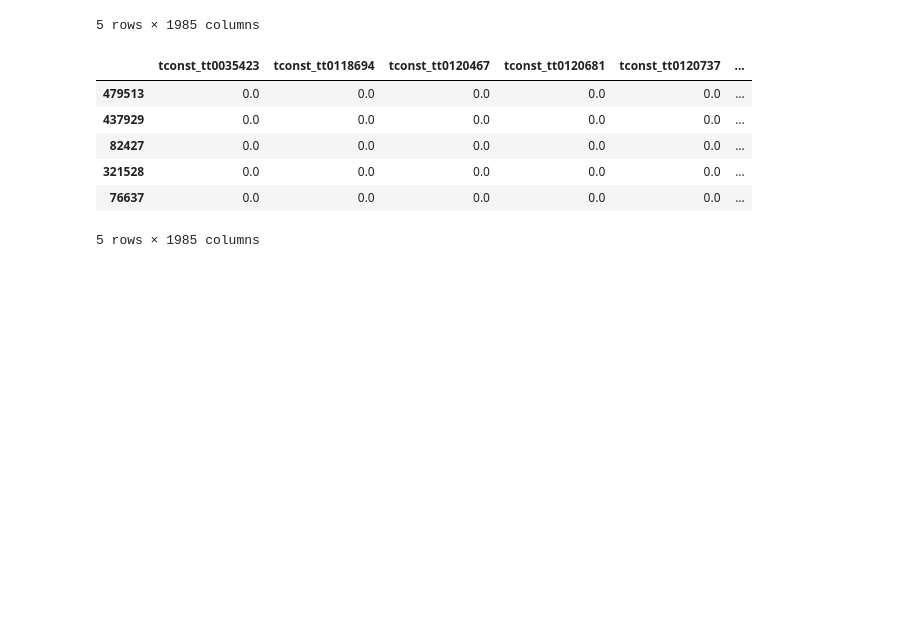
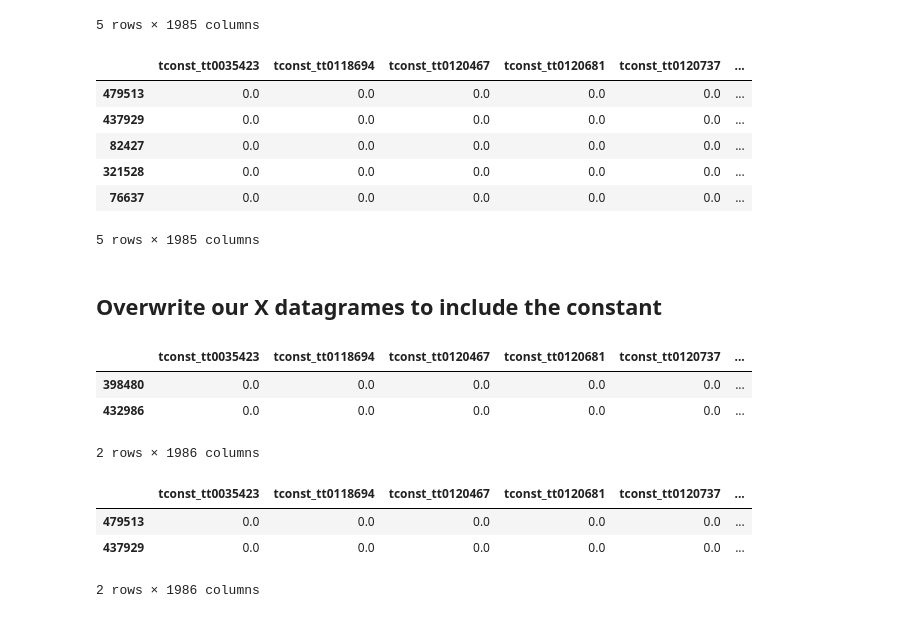
Before and after one commit to Codeguy225/Movie-Prediction-Project, a Jupyter notebook: Derek Overton Movie Predictions Part 5.ipynb, the cells around one changed output. Cells and saved outputs as stored; diff of their text form; code cells hidden in the pictures; blank space fills up the shorter version.

```diff
--- a/Derek Overton Movie Predictions Part 5.ipynb
+++ b/Derek Overton Movie Predictions Part 5.ipynb
@@ -1593,3 +1593,19 @@ X_test_df.head()
 | 321528 | 0.0 | 0.0 | 0.0 | 0.0 | 0.0 | ... |
 | 76637 | 0.0 | 0.0 | 0.0 | 0.0 | 0.0 | ... |
 5 rows × 1985 columns
+# %% [markdown]
+## **Overwrite our X datagrames to include the constant**
+# %%
+## Overwrite
+X_train_df = sm.add_constant(X_train_df,has_constant='add', prepend=False)
+X_test_df = sm.add_constant(X_test_df,has_constant='add', prepend=False)
+display(X_train_df.head(2), X_test_df.head(2))
+# %% [output]
+|  | tconst_tt0035423 | tconst_tt0118694 | tconst_tt0120467 | tconst_tt0120681 | tconst_tt0120737 | ... |
+| 398480 | 0.0 | 0.0 | 0.0 | 0.0 | 0.0 | ... |
+| 432986 | 0.0 | 0.0 | 0.0 | 0.0 | 0.0 | ... |
+2 rows × 1986 columns
+|  | tconst_tt0035423 | tconst_tt0118694 | tconst_tt0120467 | tconst_tt0120681 | tconst_tt0120737 | ... |
+| 479513 | 0.0 | 0.0 | 0.0 | 0.0 | 0.0 | ... |
+| 437929 | 0.0 | 0.0 | 0.0 | 0.0 | 0.0 | ... |
+2 rows × 1986 columns
```
Also changed, not shown: parts of 1 cell of this notebook.
